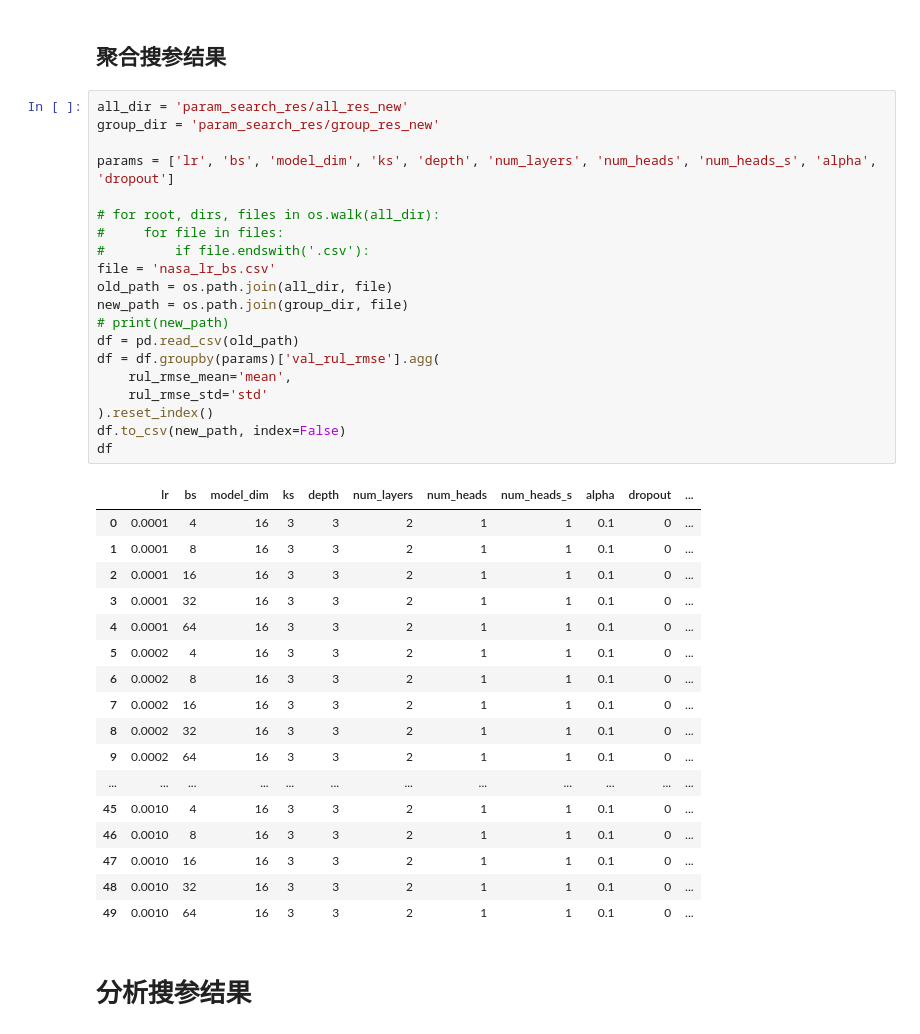
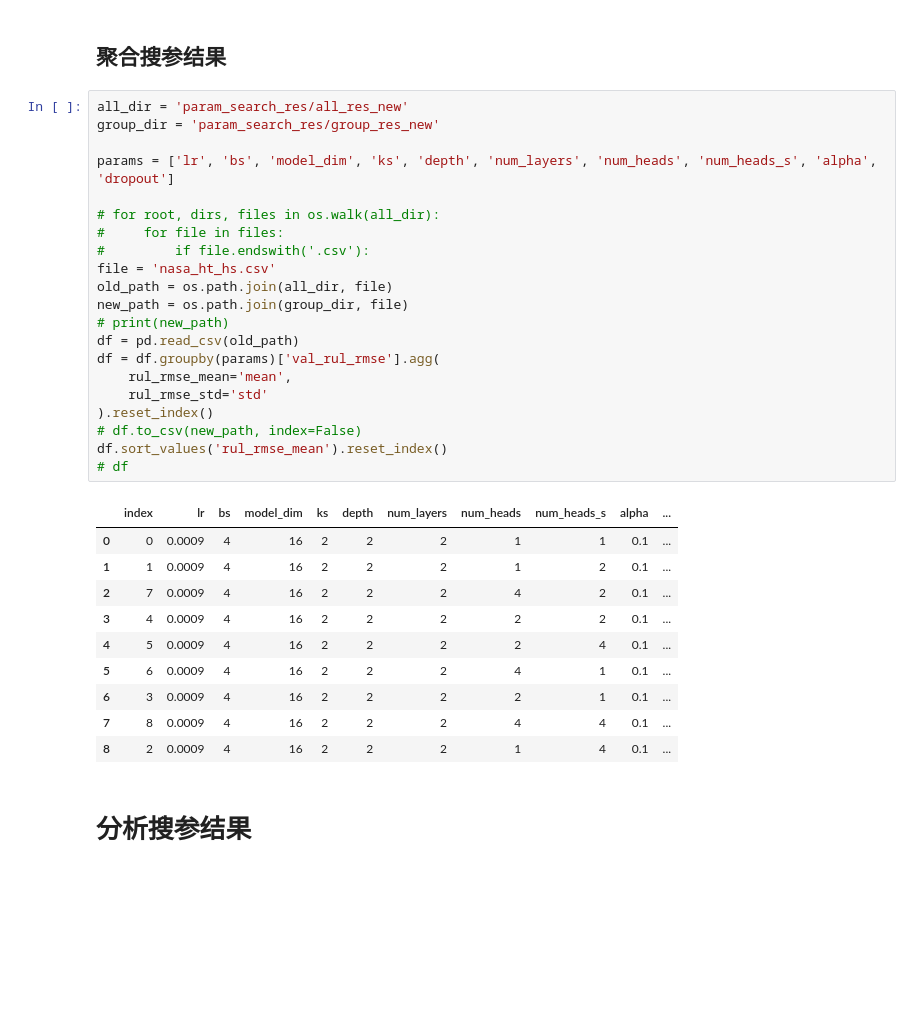
Before and after one commit to ZRui2001/RUL_multi_task, a Jupyter notebook: train.ipynb, the cells around one changed output. Cells and saved outputs as stored; diff of their text form; blank space fills up the shorter version.

Commit message:
2nd search ht, hs on NASA

```diff
--- a/train.ipynb
+++ b/train.ipynb
@@ -553,41 +554,35 @@ kdl:
 # %%
 all_dir = 'param_search_res/all_res_new'
 group_dir = 'param_search_res/group_res_new'
 
 params = ['lr', 'bs', 'model_dim', 'ks', 'depth', 'num_layers', 'num_heads', 'num_heads_s', 'alpha', 'dropout']
 
 # for root, dirs, files in os.walk(all_dir):
 #     for file in files:
 #         if file.endswith('.csv'):
-file = 'nasa_lr_bs.csv'
+file = 'nasa_ht_hs.csv'
 old_path = os.path.join(all_dir, file)
 new_path = os.path.join(group_dir, file)
 # print(new_path)
 df = pd.read_csv(old_path)
 df = df.groupby(params)['val_rul_rmse'].agg(
     rul_rmse_mean='mean',
     rul_rmse_std='std'
 ).reset_index()
-df.to_csv(new_path, index=False)
-df
+# df.to_csv(new_path, index=False)
+df.sort_values('rul_rmse_mean').reset_index()
+# df
 # %% [output]
-|  | lr | bs | model_dim | ks | depth | num_layers | num_heads | num_heads_s | alpha | dropout | ... |
-| 0 | 0.0001 | 4 | 16 | 3 | 3 | 2 | 1 | 1 | 0.1 | 0 | ... |
-| 1 | 0.0001 | 8 | 16 | 3 | 3 | 2 | 1 | 1 | 0.1 | 0 | ... |
-| 2 | 0.0001 | 16 | 16 | 3 | 3 | 2 | 1 | 1 | 0.1 | 0 | ... |
-| 3 | 0.0001 | 32 | 16 | 3 | 3 | 2 | 1 | 1 | 0.1 | 0 | ... |
-| 4 | 0.0001 | 64 | 16 | 3 | 3 | 2 | 1 | 1 | 0.1 | 0 | ... |
-| 5 | 0.0002 | 4 | 16 | 3 | 3 | 2 | 1 | 1 | 0.1 | 0 | ... |
-| 6 | 0.0002 | 8 | 16 | 3 | 3 | 2 | 1 | 1 | 0.1 | 0 | ... |
-| 7 | 0.0002 | 16 | 16 | 3 | 3 | 2 | 1 | 1 | 0.1 | 0 | ... |
-| 8 | 0.0002 | 32 | 16 | 3 | 3 | 2 | 1 | 1 | 0.1 | 0 | ... |
-| 9 | 0.0002 | 64 | 16 | 3 | 3 | 2 | 1 | 1 | 0.1 | 0 | ... |
-| ... | ... | ... | ... | ... | ... | ... | ... | ... | ... | ... | ... |
-| 45 | 0.0010 | 4 | 16 | 3 | 3 | 2 | 1 | 1 | 0.1 | 0 | ... |
-| 46 | 0.0010 | 8 | 16 | 3 | 3 | 2 | 1 | 1 | 0.1 | 0 | ... |
-| 47 | 0.0010 | 16 | 16 | 3 | 3 | 2 | 1 | 1 | 0.1 | 0 | ... |
-| 48 | 0.0010 | 32 | 16 | 3 | 3 | 2 | 1 | 1 | 0.1 | 0 | ... |
-| 49 | 0.0010 | 64 | 16 | 3 | 3 | 2 | 1 | 1 | 0.1 | 0 | ... |
+|  | index | lr | bs | model_dim | ks | depth | num_layers | num_heads | num_heads_s | alpha | ... |
+| 0 | 0 | 0.0009 | 4 | 16 | 2 | 2 | 2 | 1 | 1 | 0.1 | ... |
+| 1 | 1 | 0.0009 | 4 | 16 | 2 | 2 | 2 | 1 | 2 | 0.1 | ... |
+| 2 | 7 | 0.0009 | 4 | 16 | 2 | 2 | 2 | 4 | 2 | 0.1 | ... |
+| 3 | 4 | 0.0009 | 4 | 16 | 2 | 2 | 2 | 2 | 2 | 0.1 | ... |
+| 4 | 5 | 0.0009 | 4 | 16 | 2 | 2 | 2 | 2 | 4 | 0.1 | ... |
+| 5 | 6 | 0.0009 | 4 | 16 | 2 | 2 | 2 | 4 | 1 | 0.1 | ... |
+| 6 | 3 | 0.0009 | 4 | 16 | 2 | 2 | 2 | 2 | 1 | 0.1 | ... |
+| 7 | 8 | 0.0009 | 4 | 16 | 2 | 2 | 2 | 4 | 4 | 0.1 | ... |
+| 8 | 2 | 0.0009 | 4 | 16 | 2 | 2 | 2 | 1 | 4 | 0.1 | ... |
 # %% [markdown]
 # 分析搜参结果
 # %%
```
Also changed, not shown: parts of 3 cells of this notebook, 2 other files.
